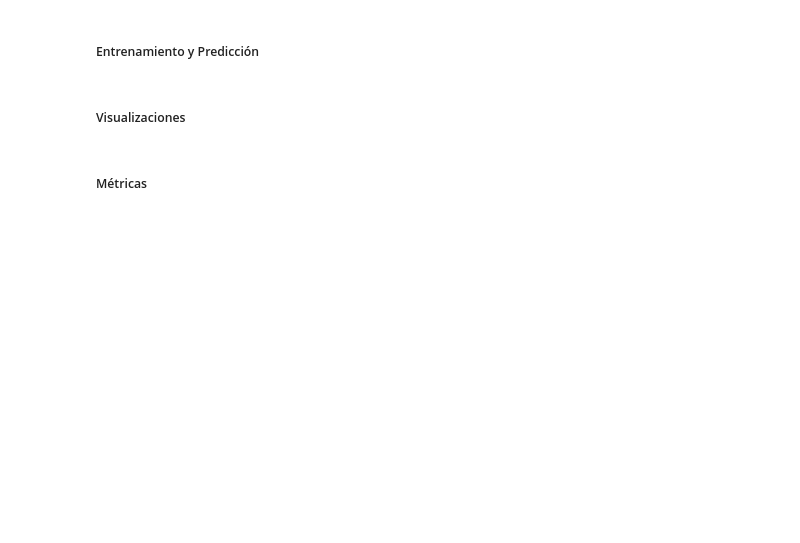
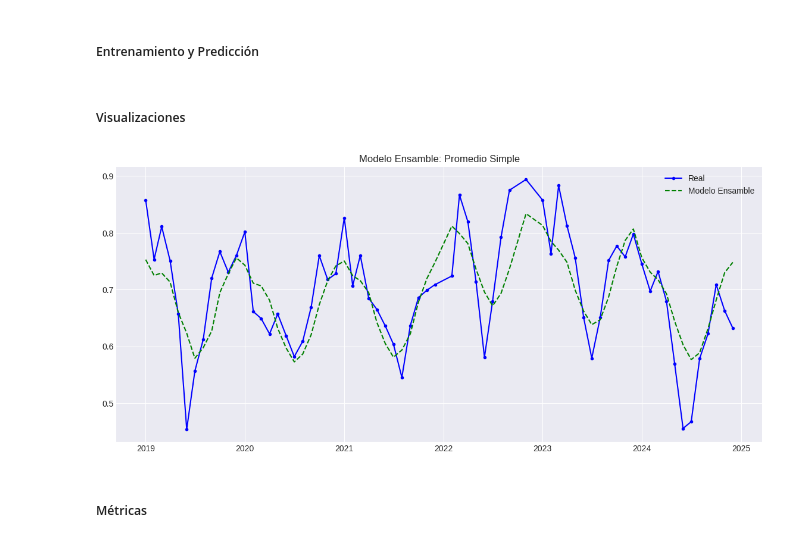
Before and after one commit to juan-pablo-lopez/tc5035-ene26-equipo29, a Jupyter notebook: Avance5.Equipo29.ipynb, the cells around one changed output. Saved outputs shown, nothing was run; the diff lists cells and outputs as text; code cells hidden in the pictures; blank space fills up the shorter version.

Commit message:
Promedio Simple y Promedio Ponderado
Se implementan los primeros 2 modelos de ensamble

```diff
--- a/Avance5.Equipo29.ipynb
+++ b/Avance5.Equipo29.ipynb
@@ -1714,2 +1709,6 @@ El promedio simple es uno de los enfoques más utilizados en ensembles debido a
+# %%
+# Se calcula el promedio de las predicciones realizadas por los mejores 4 modelos
+modelos_entrenados['Prophet']['y_pred'].index = y_test.index
+simple_averaging_ensemble = (pd.Series(modelos_entrenados['GPR']['y_pred'], index = y_test.index) + modelos_entrenados['SARIMAX']['y_pred'] + modelos_entrenados['Prophet']['y_pred'] + pd.Series(modelos_entrenados['MLP_optimizado']['y_pred'], index = y_test.index)) / 4
 # %% [markdown]
 ##### Visualizaciones
@@ -1718,2 +1715,12 @@ El promedio simple es uno de los enfoques más utilizados en ensembles debido a
+# %%
+# Visualizar resultados
+plt.figure(figsize = (14,6))
+plt.plot(y_test, label = 'Real', marker = 'o', markersize = 3, color = 'blue')
+plt.plot(y_test.index, simple_averaging_ensemble, label = 'Modelo Ensamble', linestyle='--', color = 'green')
+plt.title('Modelo Ensamble: Promedio Simple')
+plt.legend()
+plt.show()
+# %% [output]
+[figure, added]
 # %% [markdown]
 ##### Métricas
```
Also changed, not shown: parts of 47 cells of this notebook.
